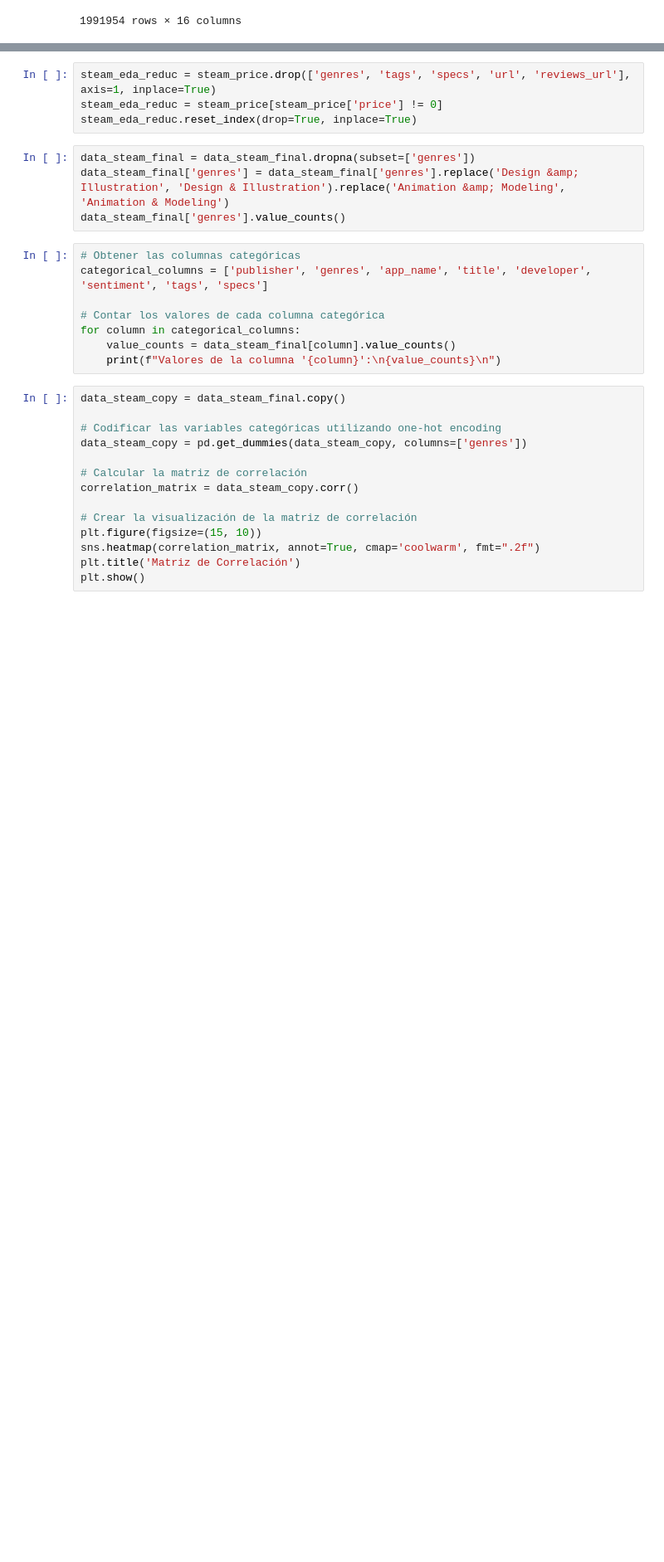
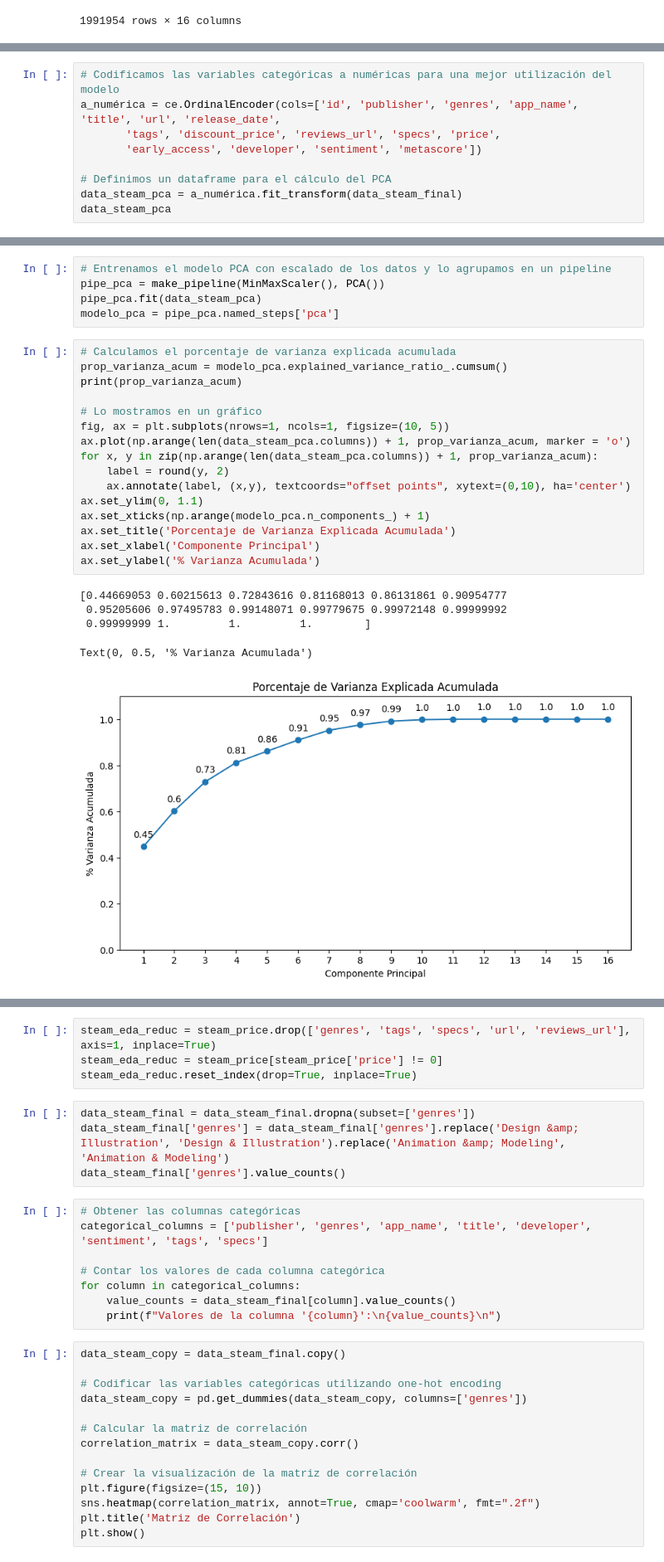
Before and after one commit to OvaR82/ProyectoHenry, a Jupyter notebook: ETL-EDA.ipynb, the cells around one changed output, grey strips where cells are left out. Shown at 83% size. Cells and saved outputs as stored; diff of their text form; blank space fills up the shorter version.

```diff
--- a/ETL-EDA.ipynb
+++ b/ETL-EDA.ipynb
@@ -191,0 +207,9 @@ data_steam_final
+# %%
+# Codificamos las variables categóricas a numéricas para una mejor utilización del modelo
+a_numérica = ce.OrdinalEncoder(cols=['id', 'publisher', 'genres', 'app_name', 'title', 'url', 'release_date',
+       'tags', 'discount_price', 'reviews_url', 'specs', 'price',
+       'early_access', 'developer', 'sentiment', 'metascore'])
+
+# Definimos un dataframe para el cálculo del PCA
+data_steam_pca = a_numérica.fit_transform(data_steam_final)
+data_steam_pca
@@ -191,0 +230,27 @@ data_steam_final
+# %%
+# Entrenamos el modelo PCA con escalado de los datos y lo agrupamos en un pipeline
+pipe_pca = make_pipeline(MinMaxScaler(), PCA())
+pipe_pca.fit(data_steam_pca)
+modelo_pca = pipe_pca.named_steps['pca']
+# %%
+# Calculamos el porcentaje de varianza explicada acumulada
+prop_varianza_acum = modelo_pca.explained_variance_ratio_.cumsum()
+print(prop_varianza_acum)
+
+# Lo mostramos en un gráfico
+fig, ax = plt.subplots(nrows=1, ncols=1, figsize=(10, 5))
+ax.plot(np.arange(len(data_steam_pca.columns)) + 1, prop_varianza_acum, marker = 'o')
+for x, y in zip(np.arange(len(data_steam_pca.columns)) + 1, prop_varianza_acum):
+    label = round(y, 2)
+    ax.annotate(label, (x,y), textcoords="offset points", xytext=(0,10), ha='center')
+ax.set_ylim(0, 1.1)
+ax.set_xticks(np.arange(modelo_pca.n_components_) + 1)
+ax.set_title('Porcentaje de Varianza Explicada Acumulada')
+ax.set_xlabel('Componente Principal')
+ax.set_ylabel('% Varianza Acumulada')
+# %% [output]
+[0.44669053 0.60215613 0.72843616 0.81168013 0.86131861 0.90954777
+ 0.95205606 0.97495783 0.99148071 0.99779675 0.99972148 0.99999992
+ 0.99999999 1.         1.         1.        ]
+Text(0, 0.5, '% Varianza Acumulada')
+[figure, added]
```
Also changed, not shown: parts of 7 cells of this notebook.
